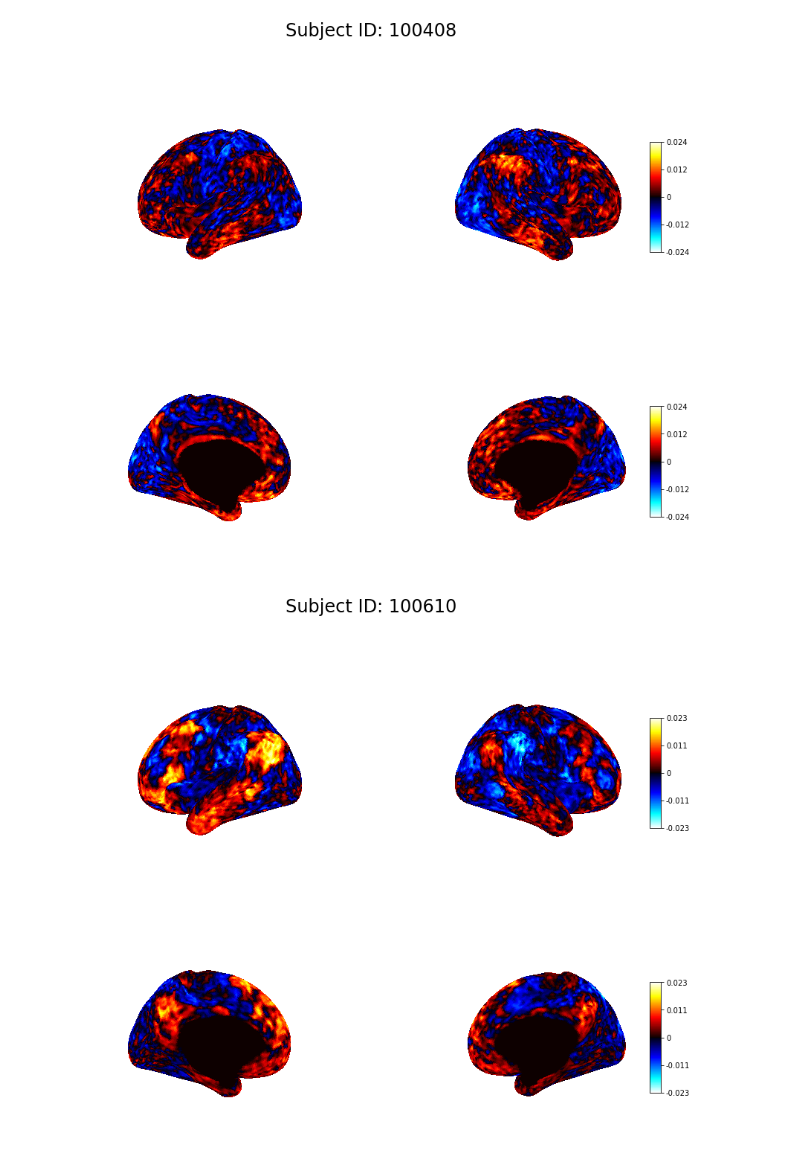
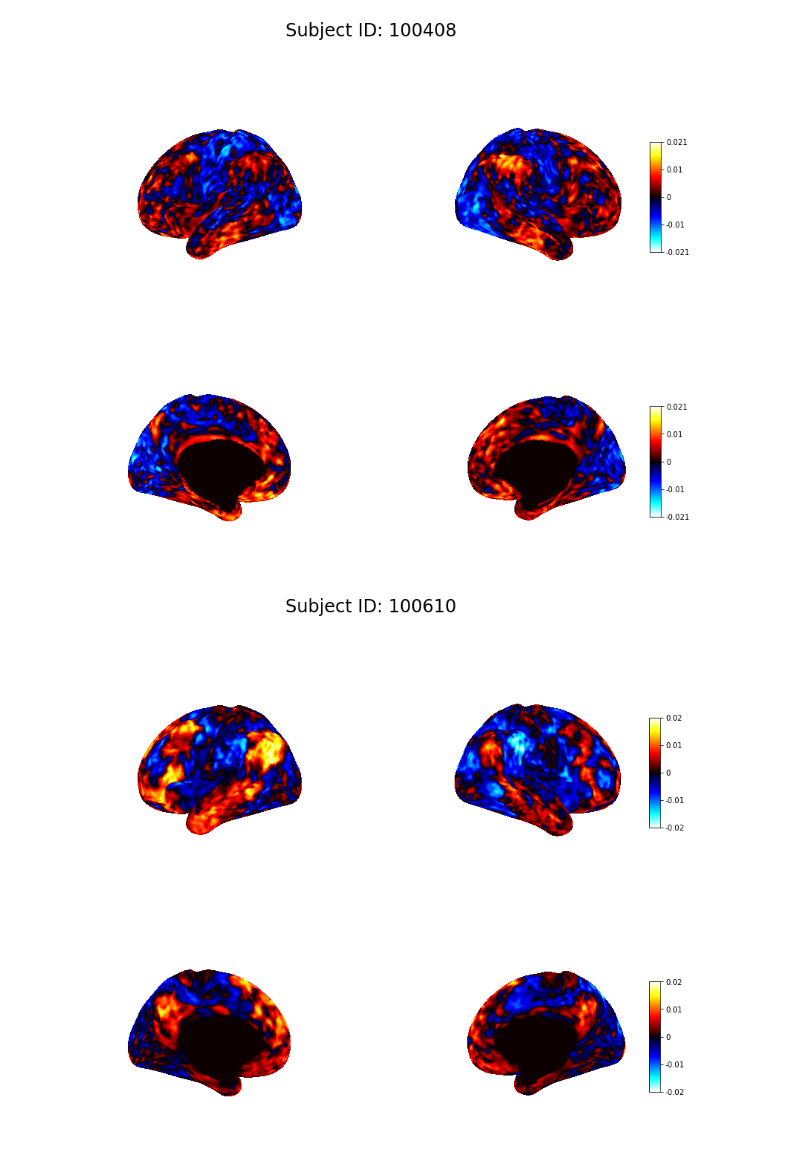
Before and after one commit to margulies/repo-0, a Jupyter notebook: Visualization.ipynb, the cells around one changed output. Saved outputs shown, nothing was run; the diff lists cells and outputs as text; code cells hidden in the pictures.

Commit message:
showing smoothed data

```diff
--- a/Visualization.ipynb
+++ b/Visualization.ipynb
@@ -6,25 +6,25 @@ from matplotlib import pyplot as plt
 import pandas as pd
 # %%
 for sub in np.load('/home/fralberti/Data/Concatenated_dtseries/subject_IDs.npy'):
-    grad1 = nib.load('/home/fralberti/Data/Gradient_1/%s_grad1.dscalar.nii' % sub)
+    grad1 = nib.load('/home/fralberti/Data/Gradient_1/%s_grad1_smooth.dscalar.nii' % sub)
     fig, axs = plt.subplots(2, 2, figsize=(15,12), subplot_kw={'projection':'3d'}, sharey=True)
 
     for i, hemi in enumerate(['L','R']):
         hemisphere = ['left','right']
         surf = nib.load('/home/fralberti/Data/HCP_zone_prim/%s/%s.%s.midthickness_MSMAll.32k_fs_LR.surf.gii' % (sub,sub,hemi))
 
-        idx_count = grad1.header.get_index_map(1)[i].index_count
-        idx_offset = grad1.header.get_index_map(1)[i].index_offset
-        vtx_indices = grad1.header.get_index_map(1)[i].vertex_indices[0:]
+        idx_count = grad1.header.get_index_map(1)[i+1].index_count
+        idx_offset = grad1.header.get_index_map(1)[i+1].index_offset
+        vtx_indices = grad1.header.get_index_map(1)[i+1].vertex_indices[0:]
         stat_map = np.zeros(surf.agg_data()[0].shape[0])
         stat_map[vtx_indices] = np.asanyarray(grad1.get_fdata().squeeze()[idx_offset:idx_offset+idx_count])*-1
-
 
         plot_surf_stat_map('/home/fralberti/Data/HCP_S1200_Group_Avg_v1/HCP_S1200_GroupAvg_v1/S1200.%s.inflated_MSMAll.32k_fs_LR.surf.gii' % hemi,
                            stat_map, hemi=hemisphere[i], axes=axs[0,i],colorbar=i)
         plot_surf_stat_map('/home/fralberti/Data/HCP_S1200_Group_Avg_v1/HCP_S1200_GroupAvg_v1/S1200.%s.inflated_MSMAll.32k_fs_LR.surf.gii' % hemi,
                            stat_map, hemi=hemisphere[i], view='medial', axes=axs[1,i],colorbar=i)
         fig.suptitle('Subject ID: %s' % sub, fontsize=24)
+
         del surf
     del grad1
 # %% [output]
@@ -32,2 +32,2 @@ for sub in np.load('/home/fralberti/Data/Concatenated_dtseries/subject_IDs.npy')
-[figure, old version]
+[figure, new version]
-[figure, old version]
+[figure, new version]
```
Also changed, not shown: parts of 1 cell of this notebook.
